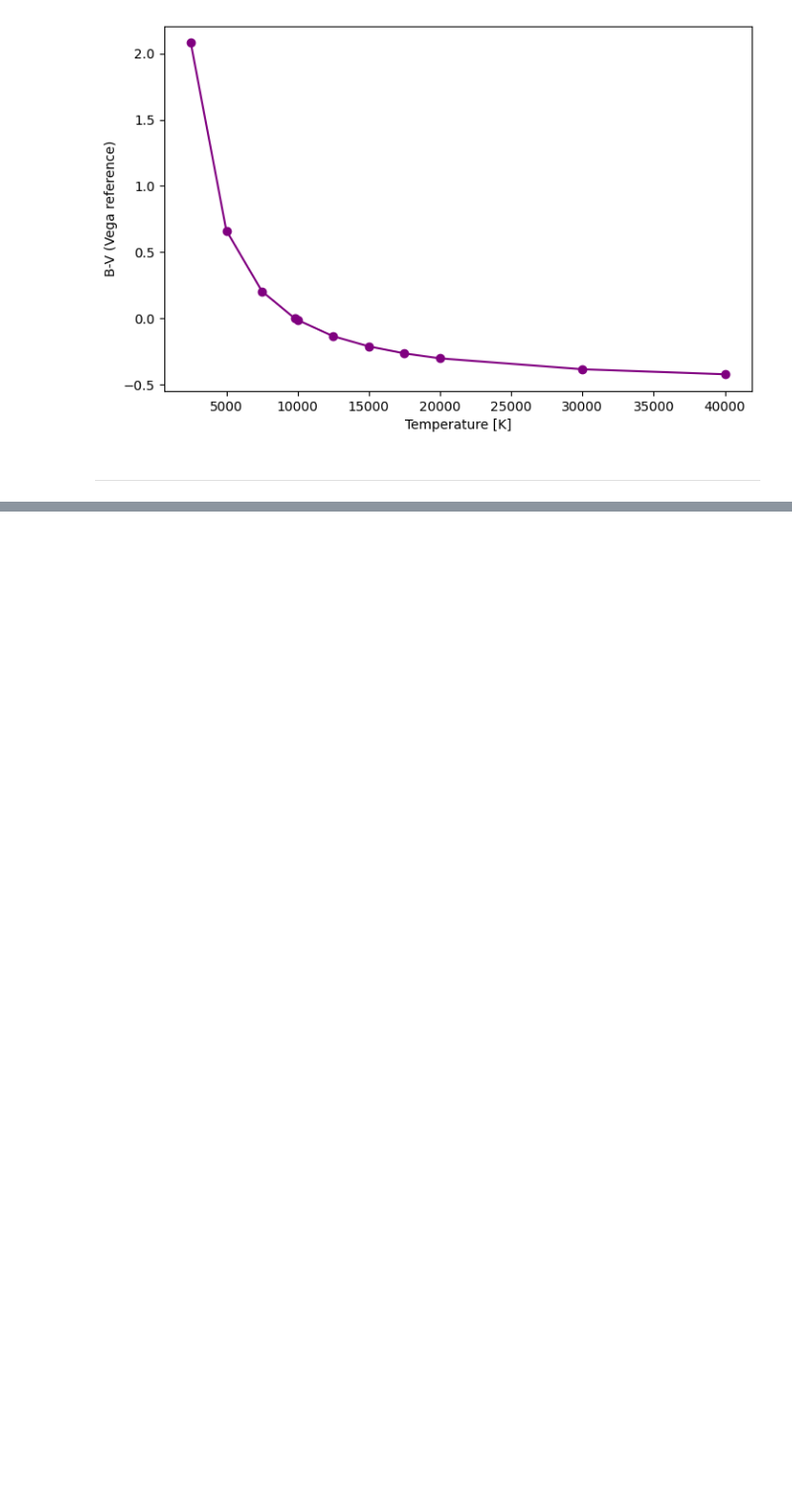
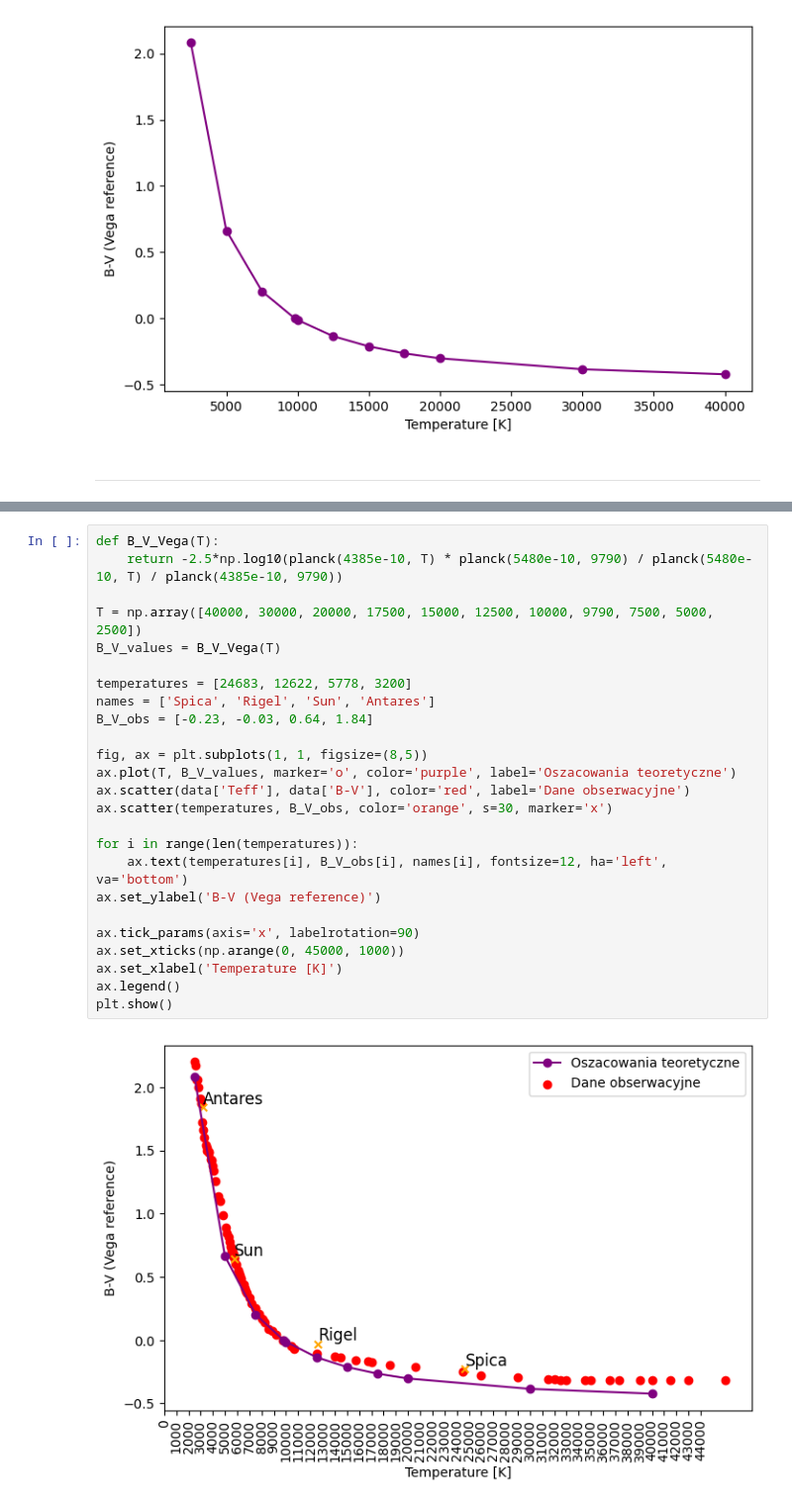
Before and after one commit to ASTR0MNSTR/univ_codes, a Jupyter notebook: 2025_2026/semester_02/inner_stars/lecture_02/colors.ipynb, the cells around one changed output, grey strips where cells are left out. Shown at 99% size. Saved outputs shown, nothing was run; the diff lists cells and outputs as text; blank space fills up the shorter version.

```diff
--- a/2025_2026/semester_02/inner_stars/lecture_02/colors.ipynb
+++ b/2025_2026/semester_02/inner_stars/lecture_02/colors.ipynb
@@ -152,0 +178,27 @@ Odpowiedzieć na pytanie
+# %%
+def B_V_Vega(T):
+    return -2.5*np.log10(planck(4385e-10, T) * planck(5480e-10, 9790) / planck(5480e-10, T) / planck(4385e-10, 9790))
+
+T = np.array([40000, 30000, 20000, 17500, 15000, 12500, 10000, 9790, 7500, 5000, 2500])
+B_V_values = B_V_Vega(T)
+
+temperatures = [24683, 12622, 5778, 3200]
+names = ['Spica', 'Rigel', 'Sun', 'Antares']
+B_V_obs = [-0.23, -0.03, 0.64, 1.84]
+
+fig, ax = plt.subplots(1, 1, figsize=(8,5))
+ax.plot(T, B_V_values, marker='o', color='purple', label='Oszacowania teoretyczne')
+ax.scatter(data['Teff'], data['B-V'], color='red', label='Dane obserwacyjne')
+ax.scatter(temperatures, B_V_obs, color='orange', s=30, marker='x')
+
+for i in range(len(temperatures)):
+    ax.text(temperatures[i], B_V_obs[i], names[i], fontsize=12, ha='left', va='bottom')
+ax.set_ylabel('B-V (Vega reference)')
+
+ax.tick_params(axis='x', labelrotation=90)
+ax.set_xticks(np.arange(0, 45000, 1000))
+ax.set_xlabel('Temperature [K]')
+ax.legend()
+plt.show()
+# %% [output]
+[figure, added]
```
Also changed, not shown: parts of 7 cells of this notebook, 2 other files.
